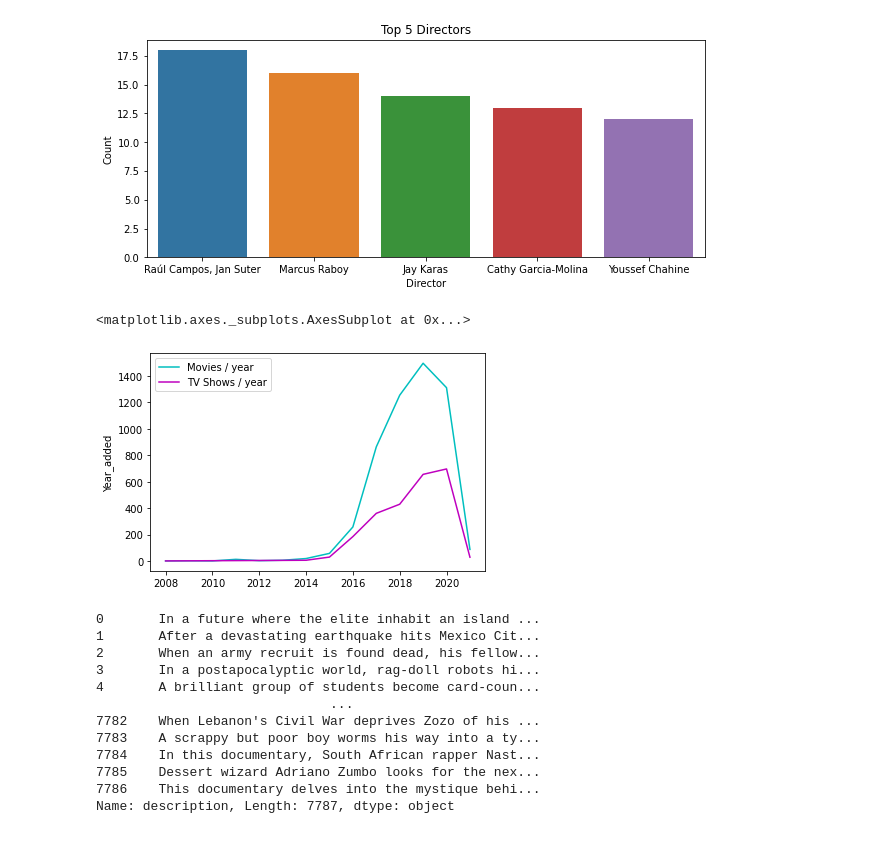
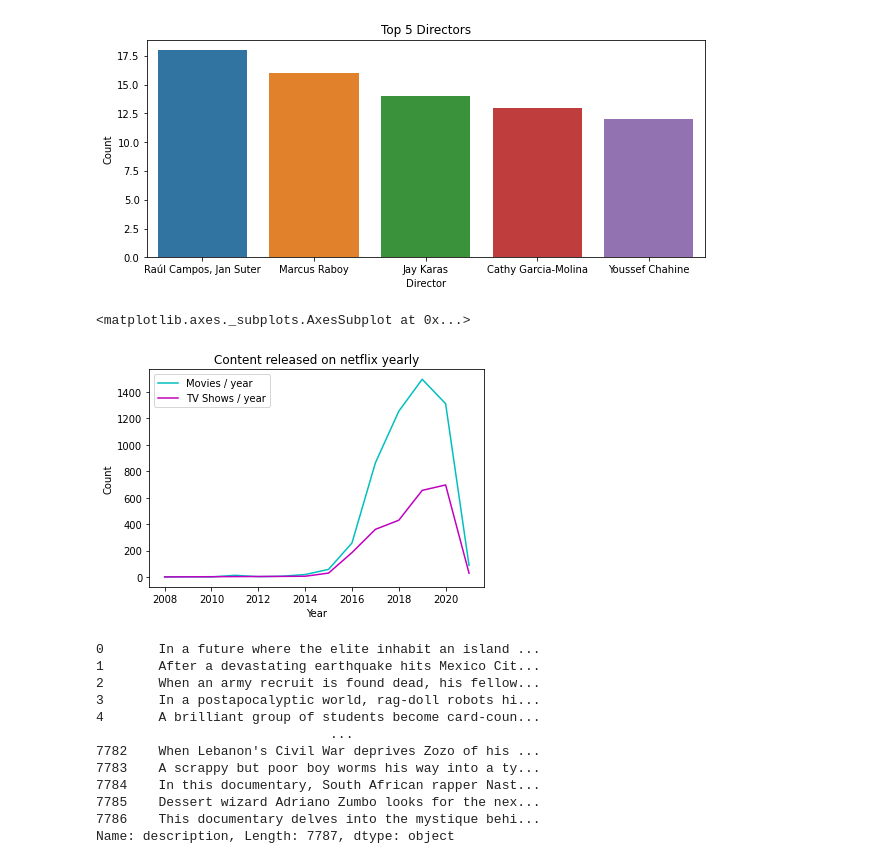
Before and after one commit to raghavendrakulkarni14/Netflix_clustering, a Jupyter notebook: RaghavendraAKulkarniNETFLIX_MOVIES_AND_TV_SHOWS_CLUSTERING.ipynb, the cells around one changed output. Cells and saved outputs as stored; diff of their text form; code cells hidden in the pictures.

```diff
--- a/RaghavendraAKulkarniNETFLIX_MOVIES_AND_TV_SHOWS_CLUSTERING.ipynb
+++ b/RaghavendraAKulkarniNETFLIX_MOVIES_AND_TV_SHOWS_CLUSTERING.ipynb
@@ -310,11 +310,14 @@ movies_counts = movie_rows.Year_added.value_counts()
 tv_counts = tv_rows.Year_added.value_counts()
 # %%
 #line graph for movies and tv shows count
+plt.xlabel('Year')
+plt.ylabel('Count')
+plt.title('Content released on netflix yearly')
 sns.lineplot(data=movies_counts, color="c",label="Movies / year")
 sns.lineplot(data=tv_counts, color="m", label="TV Shows / year")
 # %% [output]
 <matplotlib.axes._subplots.AxesSubplot at 0x...>
-[figure, old version]
+[figure, new version]
 # %%
 df.description
 # %% [output]
```
